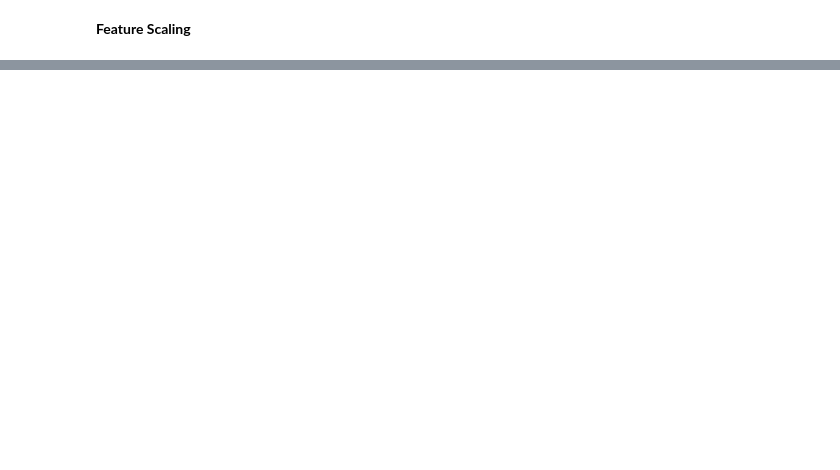
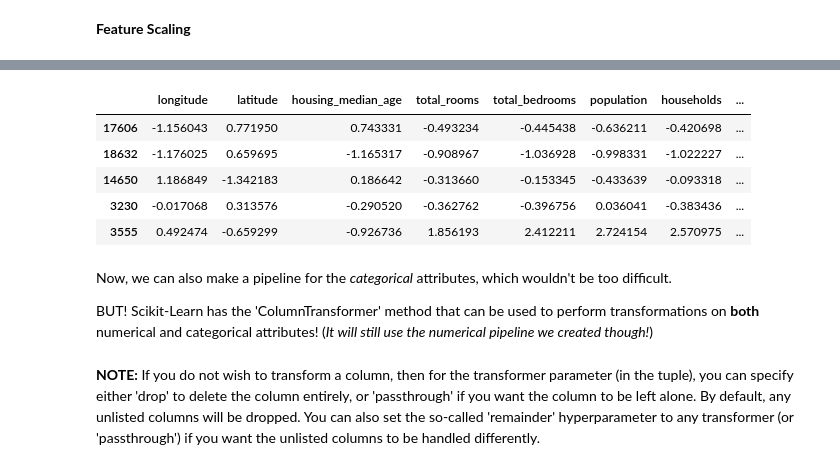
Before and after one commit to aj112358/ML_Notes, a Jupyter notebook: 02_End_to_End_Machine_Learning_Project/02_Real_Estate_Project.ipynb, the cells around one changed output, grey strips where cells are left out. Cells and saved outputs as stored; diff of their text form; code cells hidden in the pictures; blank space fills up the shorter version.

```diff
--- a/02_End_to_End_Machine_Learning_Project/02_Real_Estate_Project.ipynb
+++ b/02_End_to_End_Machine_Learning_Project/02_Real_Estate_Project.ipynb
@@ -1026,0 +1111,26 @@ As an illustration, here is a transformer class that adds the combined attribute
+# %%
+from sklearn.pipeline import Pipeline
+from sklearn.preprocessing import StandardScaler
+
+numerical_pipeline = Pipeline([
+    ('imputer', SimpleImputer(strategy='median')),
+    ('attribute_adder', CombinedAttributesAdder()),
+    ('standardization', StandardScaler())
+])
+# %%
+# Apply/fit the pipeline to our numerical housing data
+
+housing_numerical_transformed = numerical_pipeline.fit_transform(housing_numerical)
+# %%
+pd.DataFrame(housing_numerical_transformed, columns=new_columns_names, index=housing.index).head()
+# %% [output]
+|  | longitude | latitude | housing_median_age | total_rooms | total_bedrooms | population | households | ... |
+| 17606 | -1.156043 | 0.771950 | 0.743331 | -0.493234 | -0.445438 | -0.636211 | -0.420698 | ... |
+| 18632 | -1.176025 | 0.659695 | -1.165317 | -0.908967 | -1.036928 | -0.998331 | -1.022227 | ... |
+| 14650 | 1.186849 | -1.342183 | 0.186642 | -0.313660 | -0.153345 | -0.433639 | -0.093318 | ... |
+| 3230 | -0.017068 | 0.313576 | -0.290520 | -0.362762 | -0.396756 | 0.036041 | -0.383436 | ... |
+| 3555 | 0.492474 | -0.659299 | -0.926736 | 1.856193 | 2.412211 | 2.724154 | 2.570975 | ... |
+# %% [markdown]
+Now, we can also make a pipeline for the _categorical_ attributes, which wouldn't be too difficult.
+
+BUT! Scikit-Learn has the 'ColumnTransformer' method that can be used to perform transformations on **both** numerical and categorical attributes! (_It will still use the numerical pipeline we created though!_)
@@ -1026,0 +1147,2 @@ As an illustration, here is a transformer class that adds the combined attribute
+# %% [markdown]
+**NOTE:** If you do not wish to transform a column, then for the transformer parameter (in the tuple), you can specify either 'drop' to delete the column entirely, or 'passthrough' if you want the column to be left alone. By default, any unlisted columns will be dropped. You can also set the so-called 'remainder' hyperparameter to any transformer (or 'passthrough') if you want the unlisted columns to be handled differently.
```
Also changed, not shown: parts of 15 cells of this notebook.
